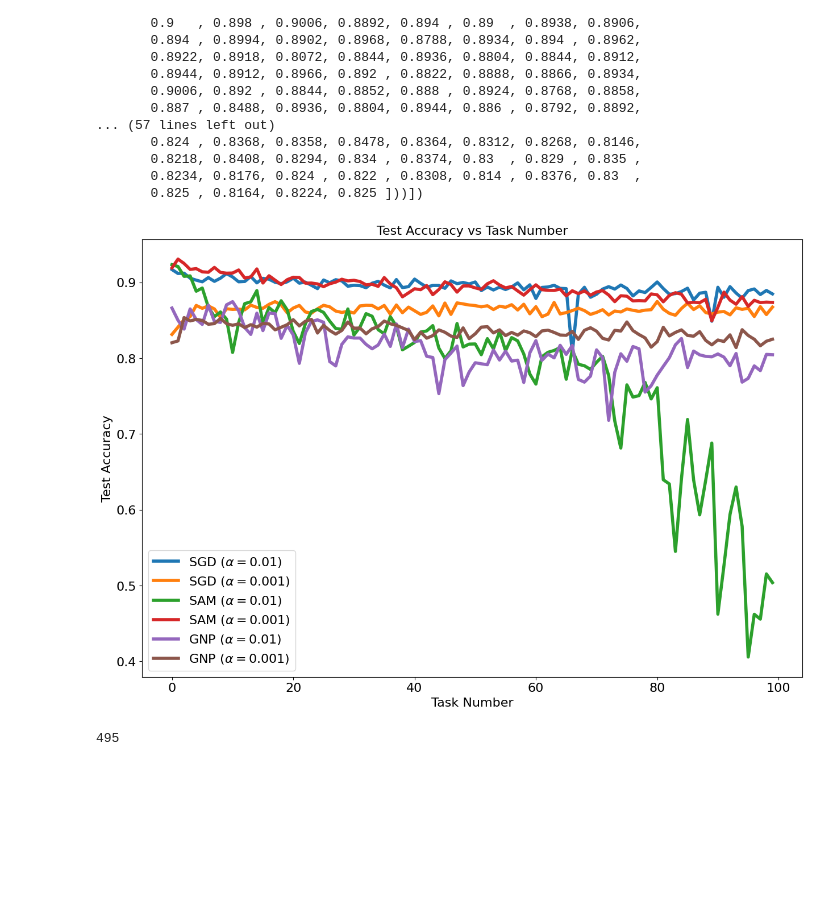
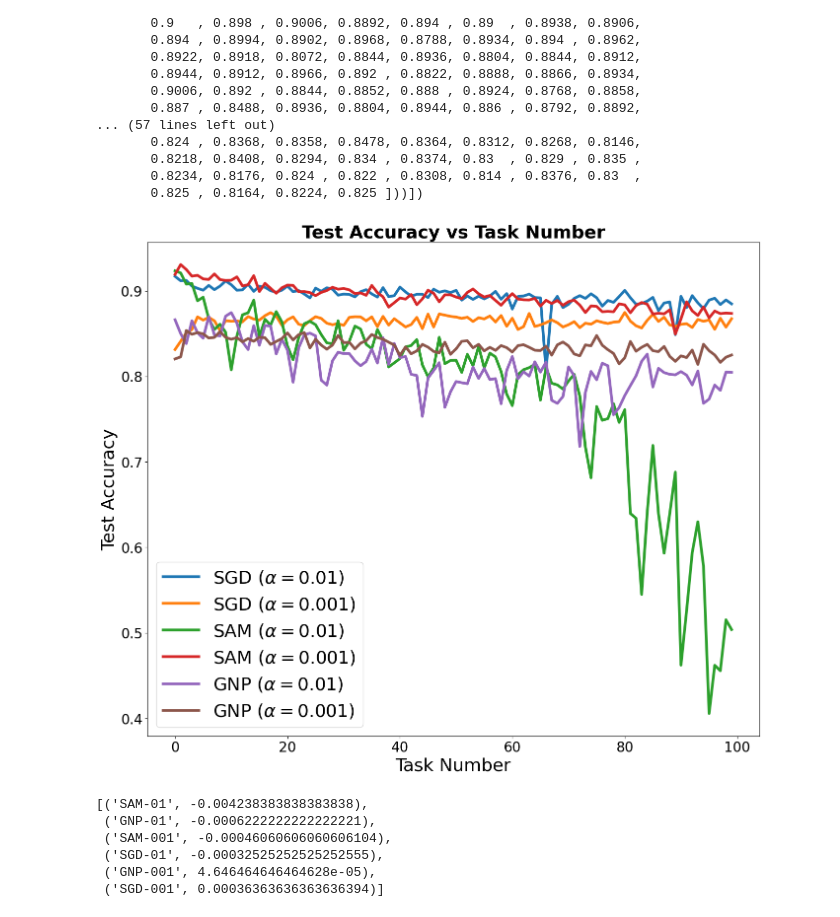
Before and after one commit to cjk4/plasticity, a Jupyter notebook: results_plots.ipynb, the cells around one changed output. Saved outputs shown, nothing was run; the diff lists cells and outputs as text; code cells hidden in the pictures; blank space fills up the shorter version.

```diff
--- a/results_plots.ipynb
+++ b/results_plots.ipynb
@@ -69,33 +69,45 @@ dict_items([('SGD-01', array([0.917 , 0.9118, 0.9122, 0.9056, 0.903 , 0.9008, 0.
        0.8234, 0.8176, 0.824 , 0.822 , 0.8308, 0.814 , 0.8376, 0.83  ,
        0.825 , 0.8164, 0.8224, 0.825 ]))])
 # %%
-fig = plt.figure(figsize=(15, 10))
+fig = plt.figure(figsize=(16, 13))
 
 for model, accuracies in mean_accuracies.items():
     label = model[:3] + ' ($\\alpha=0.' + str(model[4:]) + '$)'
     plt.plot(accuracies, label=label, linewidth=4)
 
-plt.xlabel('Task Number', fontsize=16)
-plt.xticks(fontsize=16)
+plt.xlabel('Task Number', fontsize=26)
+plt.xticks(fontsize=20)
 
-plt.ylabel('Test Accuracy', fontsize=16)
-plt.yticks(fontsize=16)
+plt.ylabel('Test Accuracy', fontsize=26)
+plt.yticks(fontsize=20)
 
-plt.title('Test Accuracy vs Task Number', fontsize=16)
-plt.legend(fontsize=16)
+plt.title('Test Accuracy vs Task Number', fontsize=26, fontweight='bold')
+plt.legend(fontsize=26)
 
 plt.savefig('figs/combined-plot.png', transparent=True, bbox_inches='tight', pad_inches=0.1)
 plt.show()
 # %% [output]
-[figure, old version]
+[figure, new version]
 # %%
 accuracy_differences = dict()
 for model, accuracies in raw_accuracies.items():
     for accuracies_list in accuracies:
         for i in range(len(accuracies_list) - 1):
             accuracy_differences[model] = accuracy_differences.get(model, []) + [accuracies_list[i + 1] - accuracies_list[i]]
+
+mean_accuracy_differences = dict()
+for model, differences in accuracy_differences.items():
+    mean_accuracy_differences[model] = np.mean(differences)
+sorted = list(mean_accuracy_differences.items())
+sorted.sort(key=lambda x: x[1])
+sorted
 # %% [output]
-495
+[('SAM-01', -0.004238383838383838),
+ ('GNP-01', -0.0006222222222222221),
+ ('SAM-001', -0.00046060606060606104),
+ ('SGD-01', -0.00032525252525252555),
+ ('GNP-001', 4.646464646464628e-05),
+ ('SGD-001', 0.00036363636363636394)]
 # %%
 import matplotlib.pyplot as plt
 
```
Also changed, not shown: parts of 1 cell of this notebook, 10 other files.
